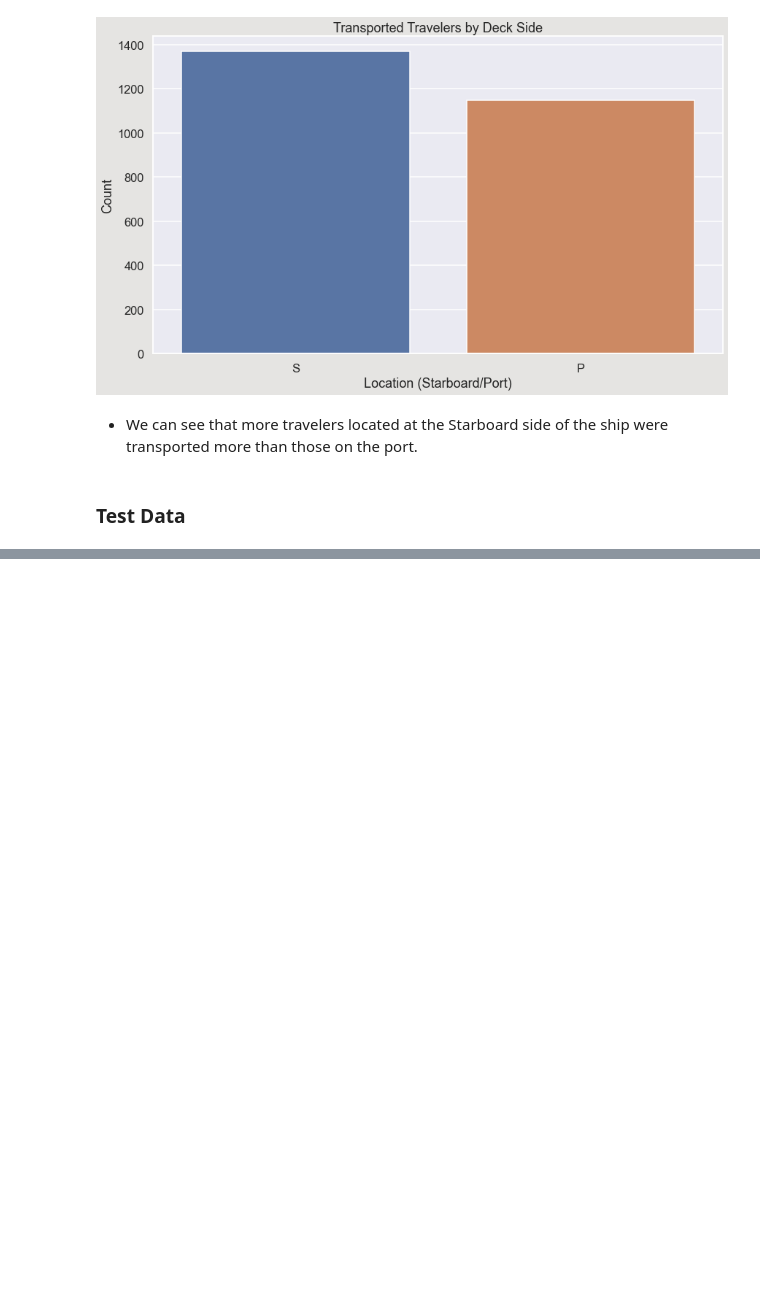
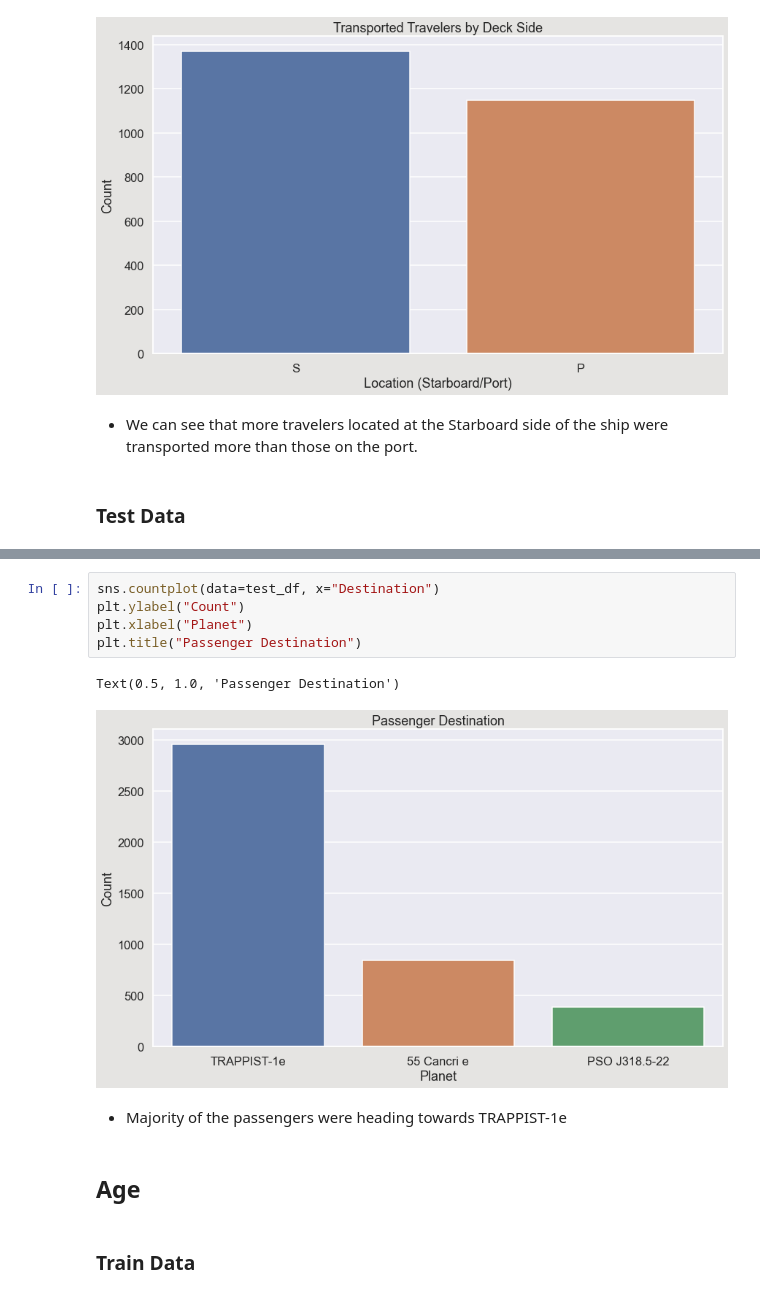
Before and after one commit to bustyAI/Interstellar-Disaster, a Jupyter notebook: spaceship_titanic.ipynb, the cells around one changed output, grey strips where cells are left out. Cells and saved outputs as stored; diff of their text form; blank space fills up the shorter version.

```diff
--- a/spaceship_titanic.ipynb
+++ b/spaceship_titanic.ipynb
@@ -532,0 +544,14 @@ Text(0.5, 1.0, 'Passenger Destination')
+# %%
+sns.countplot(data=test_df, x="Destination")
+plt.ylabel("Count")
+plt.xlabel("Planet")
+plt.title("Passenger Destination")
+# %% [output]
+Text(0.5, 1.0, 'Passenger Destination')
+[figure, added]
+# %% [markdown]
+- Majority of the passengers were heading towards TRAPPIST-1e
+# %% [markdown]
+## Age
+# %% [markdown]
+### Train Data
```
Also changed, not shown: parts of 30 cells of this notebook.
